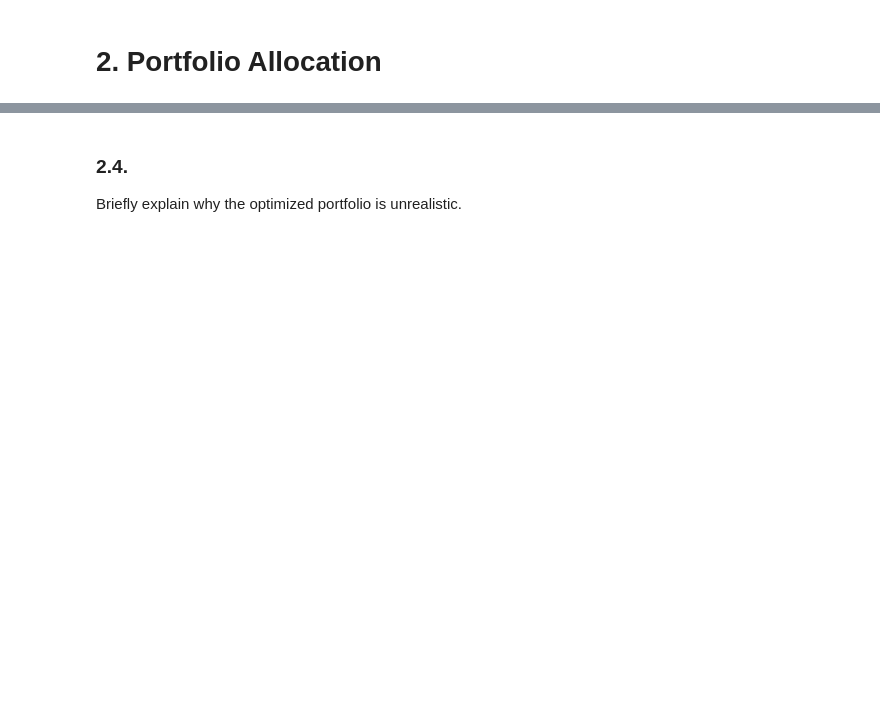
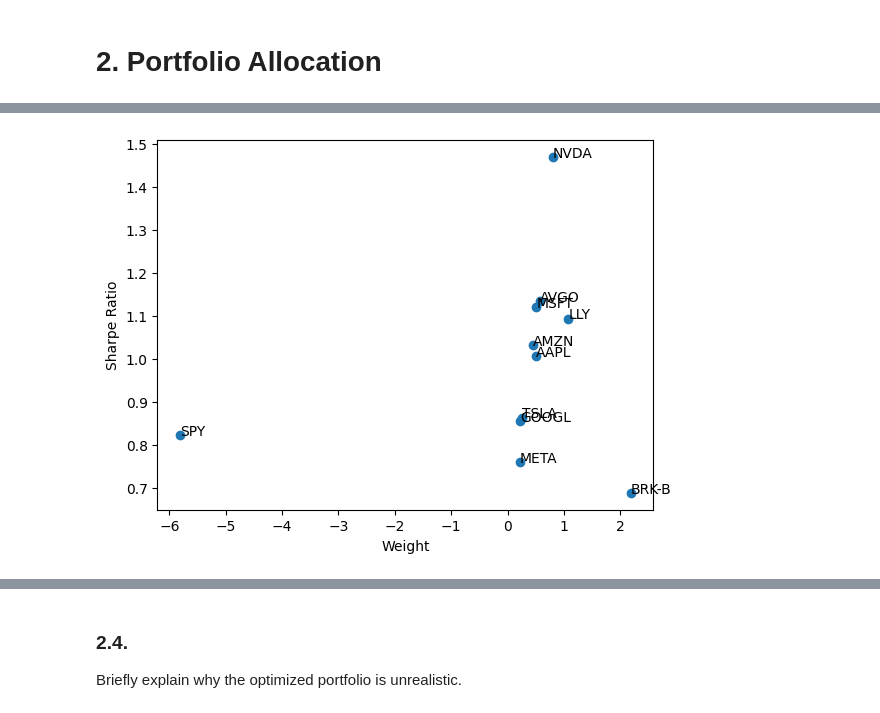
Before and after one commit to joshkorol/portfolio-mgmt, a Jupyter notebook: assignments/Exam 1.ipynb, the cells around one changed output, grey strips where cells are left out. Saved outputs shown, nothing was run; the diff lists cells and outputs as text; code cells hidden in the pictures; blank space fills up the shorter version.

```diff
--- a/assignments/Exam 1.ipynb
+++ b/assignments/Exam 1.ipynb
@@ -41,0 +60,32 @@ You might consider importing two functions from `cmds/portfolio`: `performanceMe
+# %%
+# we have weekly data so in order to annualize it we have to multiply by 52
+SCALE = 52
+mean_ret = tot_ret.mean() * SCALE
+mean_ret.name = 'mean'
+
+vol = tot_ret.std() * np.sqrt(SCALE)
+vol.name = 'vol'
+
+# sharpe_ratio based on total return instead of excess return
+sharpe_ratio = mean_ret / vol
+sharpe_ratio.name = 'sharpe ratio'
+
+# sharpe_ratio based on total return instead of excess return
+sharpe_ratio = mean_ret / vol
+sharpe_ratio.name = 'sharpe ratio'
+
+kurtosis = tot_ret.kurtosis()
+kurtosis.name = 'kurtosis'
+
+skewness = tot_ret.skew()
+skewness.name = 'skewness'
+
+# drawdown
+cum_returns = (1 + tot_ret).cumprod()
+rolling_max = cum_returns.cummax()
+drawdown = (cum_returns - rolling_max) / rolling_max
+max_drawdown = drawdown.min()
+max_drawdown.name = 'max drawdown'
+
+df = pd.concat([mean_ret, vol, sharpe_ratio, kurtosis, skewness, max_drawdown], axis=1)
+df
@@ -104,4 +326,8 @@ def optimized_weights(returns,dropna=True,scale_cov=1):
     if returns.mean() @ weights < 0:
         weights = -weights
 
-    return pd.DataFrame(weights, index=returns.columns)
+    return pd.DataFrame(weights, columns=['weight'], index=returns.columns)
+# %%
+tan_weights = optimized_weights(tot_ret) # we consider the case we end up on the undesireable piece of the frontier
+final_df = tan_weights.join(sharpe_ratio)
+final_df
@@ -107,0 +347,9 @@ def optimized_weights(returns,dropna=True,scale_cov=1):
+# %%
+fig, ax = plt.subplots()
+ax.scatter(final_df['weight'], final_df['sharpe ratio'])
+plt.xlabel('Weight')
+plt.ylabel('Sharpe Ratio')
+for tick in final_df.index:
+    ax.annotate(tick, (final_df['weight'][tick], final_df['sharpe ratio'][tick]))
+# %% [output]
+[figure, added]
```
Also changed, not shown: parts of 38 cells of this notebook.
